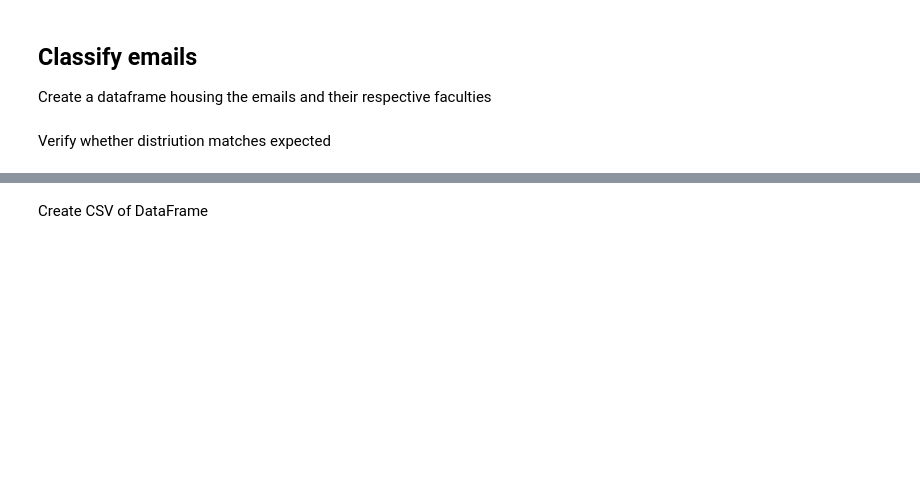
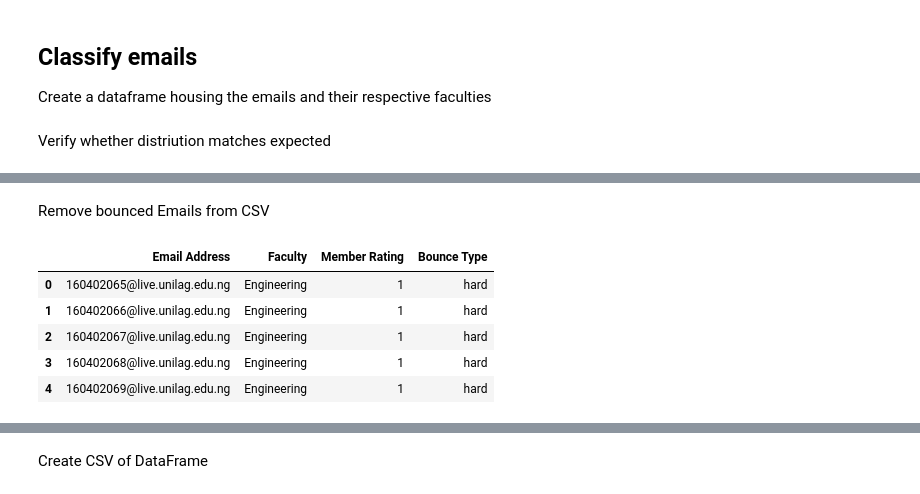
Before and after one commit to socratesjnr/asuu-strike-project, a Jupyter notebook: mailing/student_email_generator.ipynb, the cells around one changed output, grey strips where cells are left out. Drawn from its saved outputs; the diff is of its cells as text; code cells hidden in the pictures; blank space fills up the shorter version.

```diff
--- a/mailing/student_email_generator.ipynb
+++ b/mailing/student_email_generator.ipynb
@@ -116,0 +131,12 @@ email_df['faculty'].value_counts().plot(kind='barh', title='Count of Faculty in
+# %% [markdown]
+Remove bounced Emails from CSV
+# %%
+bounced_df = pd.read_csv('bounced_email_addresses.csv')
+bounced_df.head()
+# %% [output]
+|  | Email Address | Faculty | Member Rating | Bounce Type |
+| 0 | 160402065@live.unilag.edu.ng | Engineering | 1 | hard |
+| 1 | 160402066@live.unilag.edu.ng | Engineering | 1 | hard |
+| 2 | 160402067@live.unilag.edu.ng | Engineering | 1 | hard |
+| 3 | 160402068@live.unilag.edu.ng | Engineering | 1 | hard |
+| 4 | 160402069@live.unilag.edu.ng | Engineering | 1 | hard |
```
Also changed, not shown: parts of 5 cells of this notebook.
